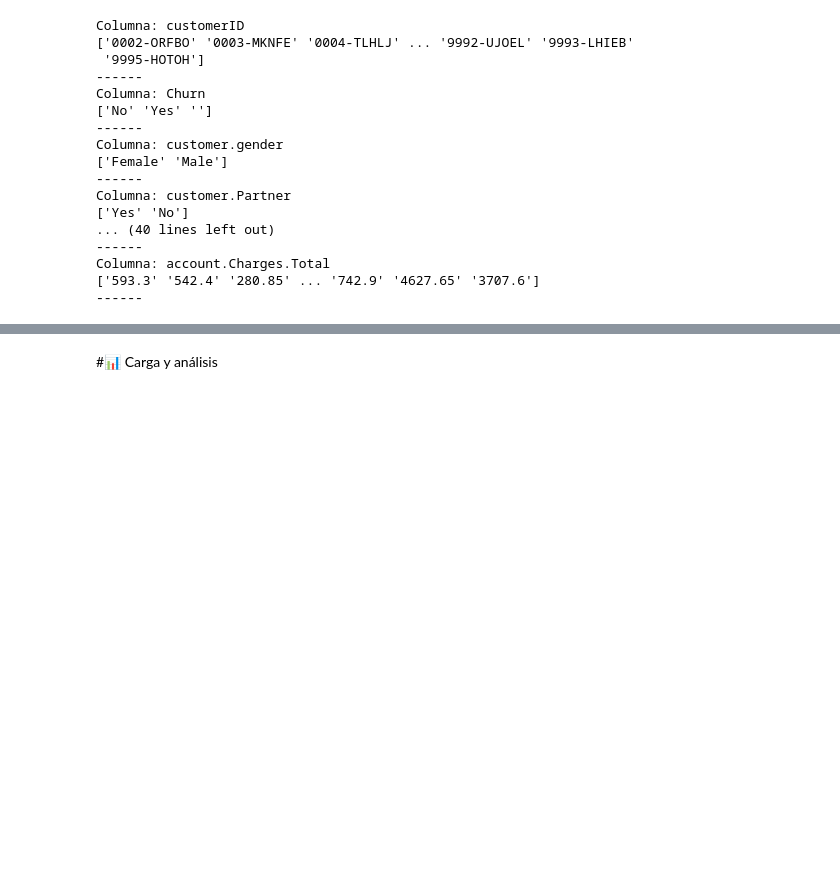
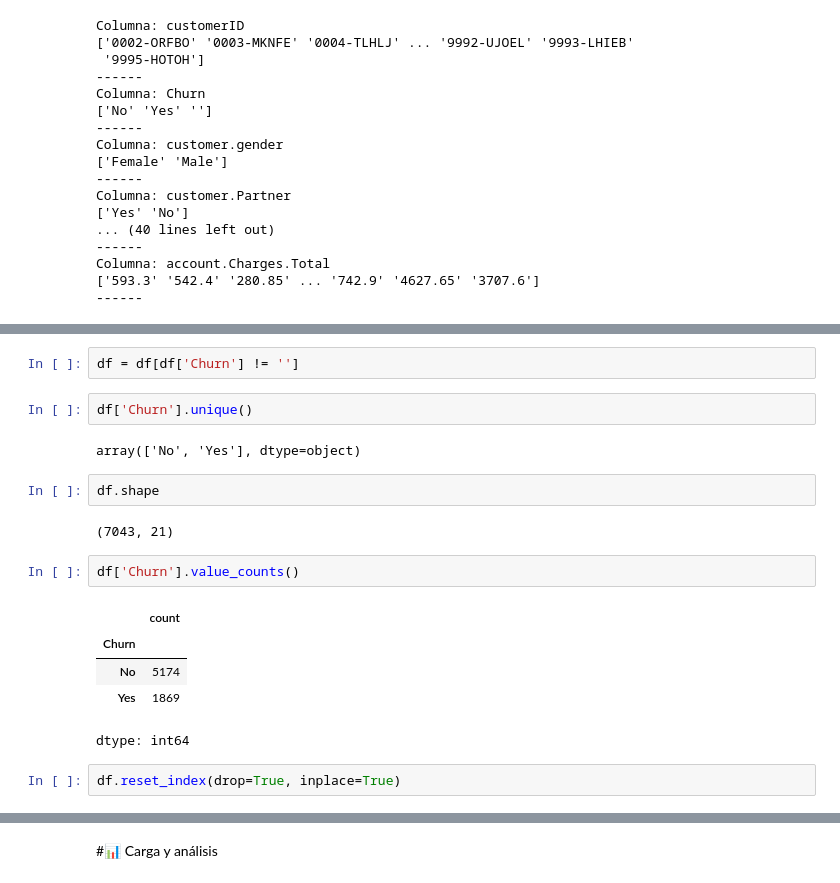
Before and after one commit to epjuarez/alura-challenge-telecomx, a Jupyter notebook: TelecomX_LATAM.ipynb, the cells around one changed output, grey strips where cells are left out. Saved outputs shown, nothing was run; the diff lists cells and outputs as text; blank space fills up the shorter version.

```diff
--- a/TelecomX_LATAM.ipynb
+++ b/TelecomX_LATAM.ipynb
@@ -127,0 +144,20 @@ Columna: account.Charges.Total
+# %%
+df = df[df['Churn'] != '']
+# %%
+df['Churn'].unique()
+# %% [output]
+array(['No', 'Yes'], dtype=object)
+# %%
+df.shape
+# %% [output]
+(7043, 21)
+# %%
+df['Churn'].value_counts()
+# %% [output]
+|  | count |
+| Churn |  |
+| No | 5174 |
+| Yes | 1869 |
+dtype: int64
+# %%
+df.reset_index(drop=True, inplace=True)
```
Also changed, not shown: parts of 17 cells of this notebook.
